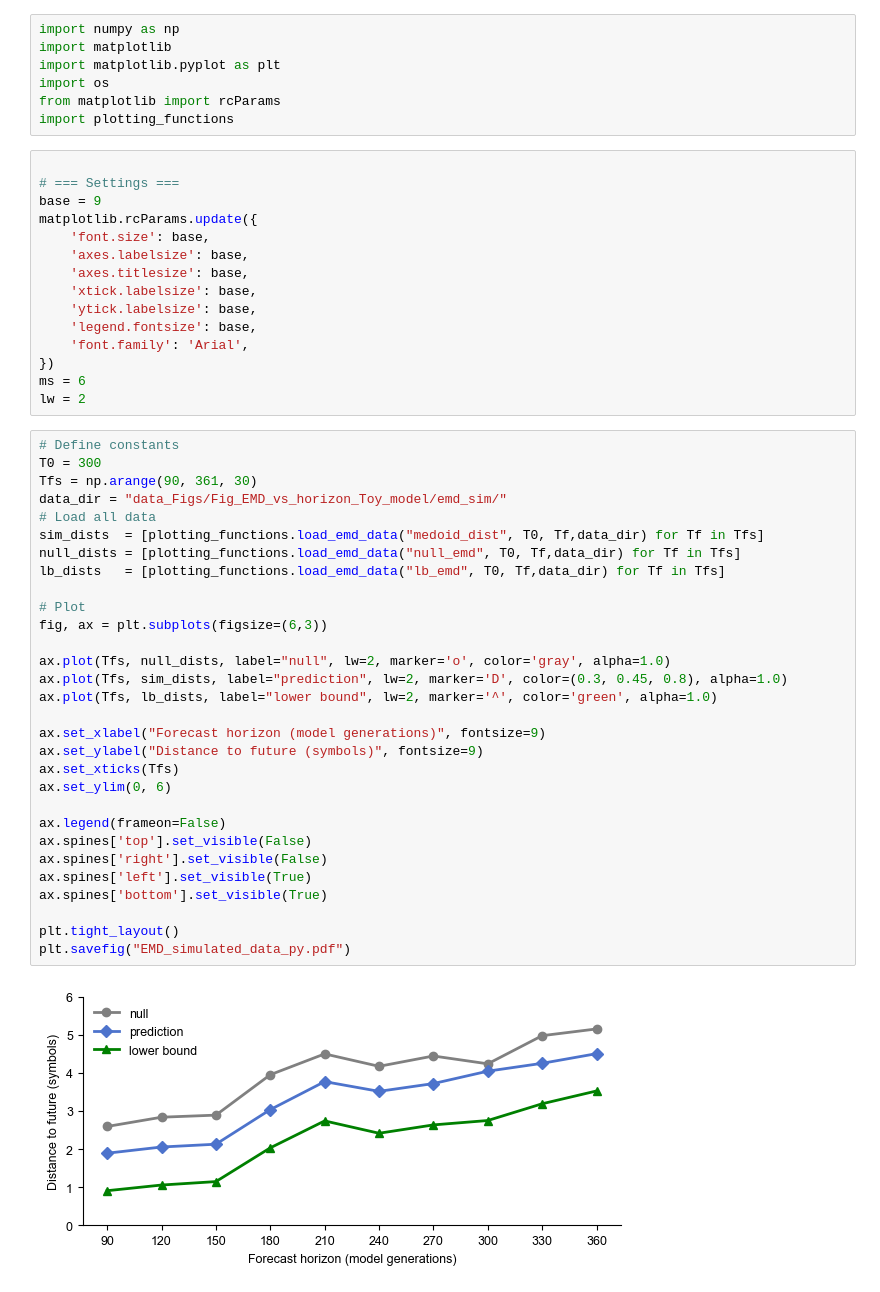
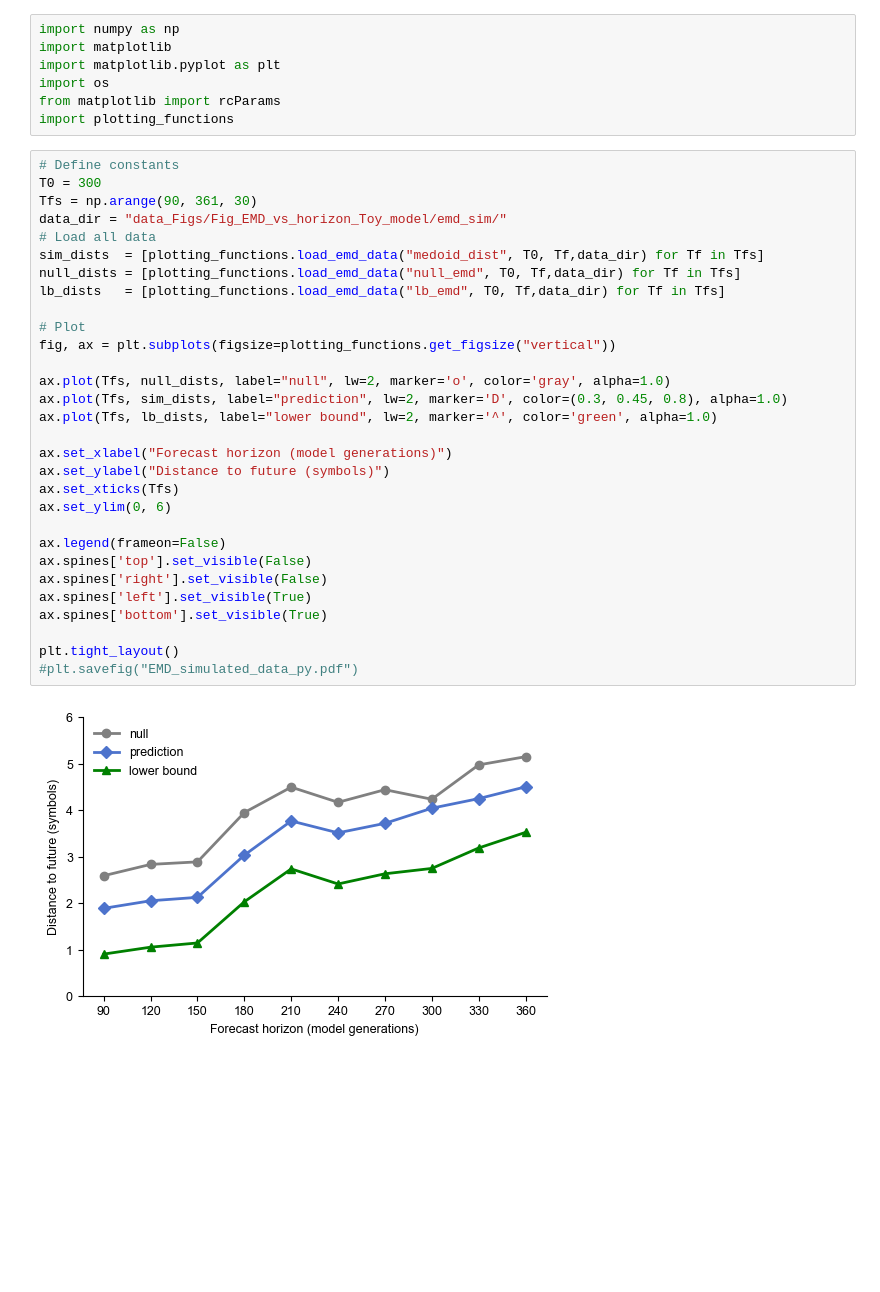
Before and after one commit to bartonlab/paper-influenza-prediction, a Jupyter notebook: notebooks/Fig_EMD_toy_model_Py.ipynb, the cells around one changed output. Saved outputs shown, nothing was run; the diff lists cells and outputs as text; blank space fills up the shorter version.

```diff
--- a/notebooks/Fig_EMD_toy_model_Py.ipynb
+++ b/notebooks/Fig_EMD_toy_model_Py.ipynb
@@ -5,50 +5,35 @@ import matplotlib.pyplot as plt
 import os
 from matplotlib import rcParams
 import plotting_functions
-# %%
-
-# === Settings ===
-base = 9
-matplotlib.rcParams.update({
-    'font.size': base,
-    'axes.labelsize': base,
-    'axes.titlesize': base,
-    'xtick.labelsize': base,
-    'ytick.labelsize': base,
-    'legend.fontsize': base,
-    'font.family': 'Arial',
-})
-ms = 6
-lw = 2
 # %%
 # Define constants
 T0 = 300
 Tfs = np.arange(90, 361, 30)
 data_dir = "data_Figs/Fig_EMD_vs_horizon_Toy_model/emd_sim/"
 # Load all data
 sim_dists  = [plotting_functions.load_emd_data("medoid_dist", T0, Tf,data_dir) for Tf in Tfs]
 null_dists = [plotting_functions.load_emd_data("null_emd", T0, Tf,data_dir) for Tf in Tfs]
 lb_dists   = [plotting_functions.load_emd_data("lb_emd", T0, Tf,data_dir) for Tf in Tfs]
 
 # Plot
-fig, ax = plt.subplots(figsize=(6,3))
+fig, ax = plt.subplots(figsize=plotting_functions.get_figsize("vertical"))
 
 ax.plot(Tfs, null_dists, label="null", lw=2, marker='o', color='gray', alpha=1.0)
 ax.plot(Tfs, sim_dists, label="prediction", lw=2, marker='D', color=(0.3, 0.45, 0.8), alpha=1.0)
 ax.plot(Tfs, lb_dists, label="lower bound", lw=2, marker='^', color='green', alpha=1.0)
 
-ax.set_xlabel("Forecast horizon (model generations)", fontsize=9)
-ax.set_ylabel("Distance to future (symbols)", fontsize=9)
+ax.set_xlabel("Forecast horizon (model generations)")
+ax.set_ylabel("Distance to future (symbols)")
 ax.set_xticks(Tfs)
 ax.set_ylim(0, 6)
 
 ax.legend(frameon=False)
 ax.spines['top'].set_visible(False)
 ax.spines['right'].set_visible(False)
 ax.spines['left'].set_visible(True)
 ax.spines['bottom'].set_visible(True)
 
 plt.tight_layout()
-plt.savefig("EMD_simulated_data_py.pdf")
+#plt.savefig("EMD_simulated_data_py.pdf")
 # %% [output]
-[figure, old version]
+[figure, new version]
```
Also changed, not shown: parts of 1 cell of this notebook, 12 other files.
